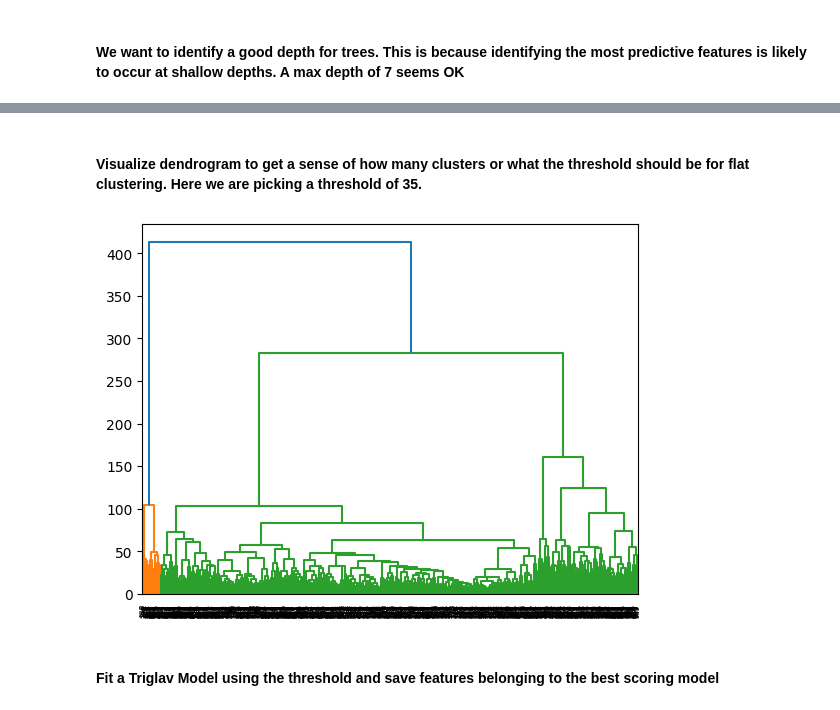
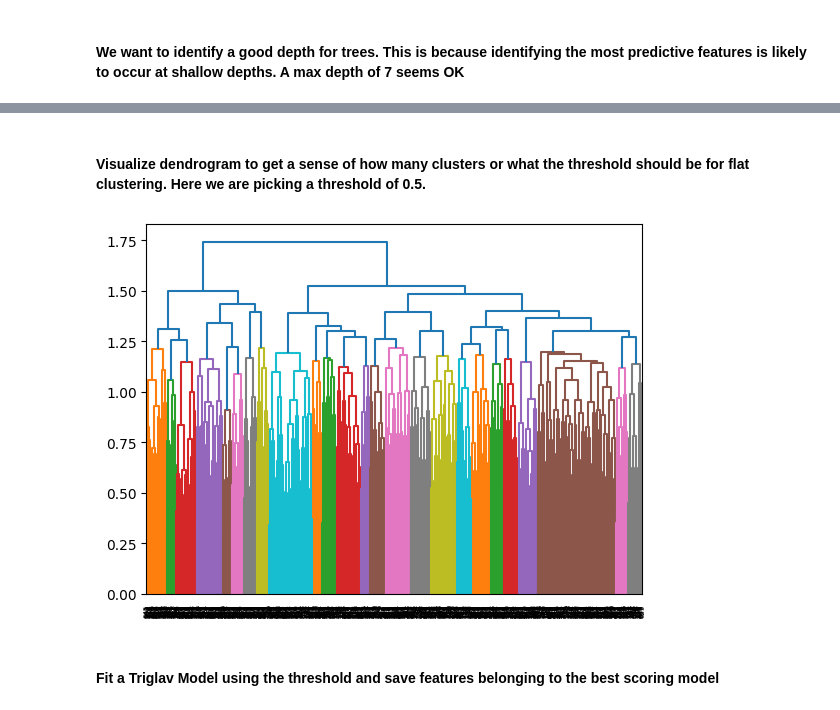
Before and after one commit to jrudar/Triglav, a Jupyter notebook: notebooks/Diseased-Gut-Analysis/16S_end_to_end.ipynb, the cells around one changed output, grey strips where cells are left out. Drawn from its saved outputs; the diff is of its cells as text; code cells hidden in the pictures.

```diff
--- a/notebooks/Diseased-Gut-Analysis/16S_end_to_end.ipynb
+++ b/notebooks/Diseased-Gut-Analysis/16S_end_to_end.ipynb
@@ -240,22 +240,22 @@ Reduced Features:  938
 # %% [markdown]
-#### Visualize dendrogram to get a sense of how many clusters or what the threshold should be for flat clustering. Here we are picking a threshold of 35.
+#### Visualize dendrogram to get a sense of how many clusters or what the threshold should be for flat clustering. Here we are picking a threshold of 0.5.
 # %%
     tg_model = Triglav(n_jobs = 10,
                        verbose = 0,
                        n_iter_fwer = 5,
                        p_1 = 0.70,
                        p_2 = 0.4,
                        transformer = CLRTransformer(),
                        run_stage_2 = True,
                        alpha = 0.01,
-                       metric = "euclidean",
-                       linkage = "ward")
+                       metric = "correlation",
+                       linkage = "complete")
 
-    fig = tg_model.visualize_hclust(X_train, y_train)
+    fig = tg_model.visualize_hclust(X_removed, y)
     plt.show()
     plt.close()
 # %% [output]
-[figure, old version]
+[figure, new version]
 # %% [markdown]
 #### Fit a Triglav Model using the threshold and save features belonging to the best scoring model
 # %%
```
Also changed, not shown: parts of 9 cells of this notebook, 2 other files.
